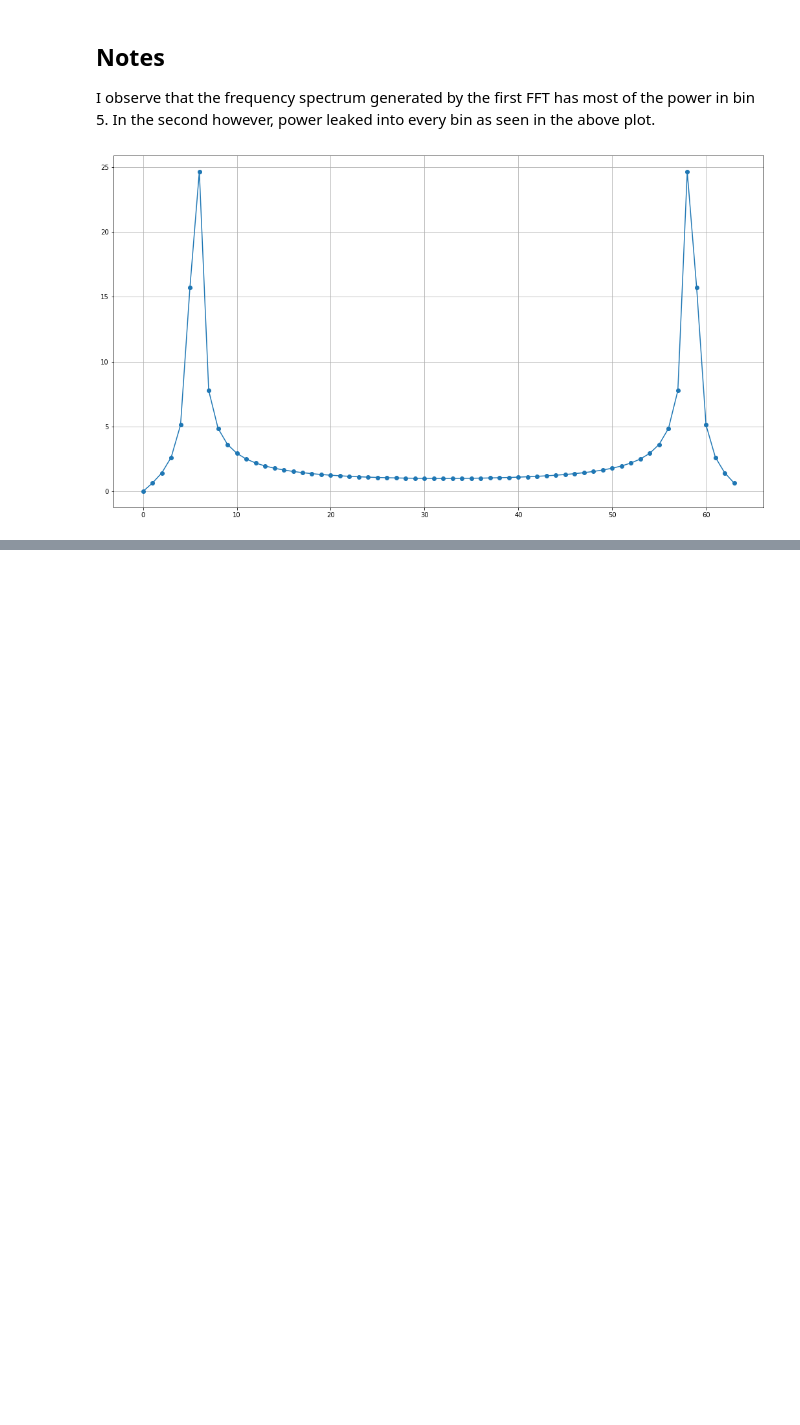
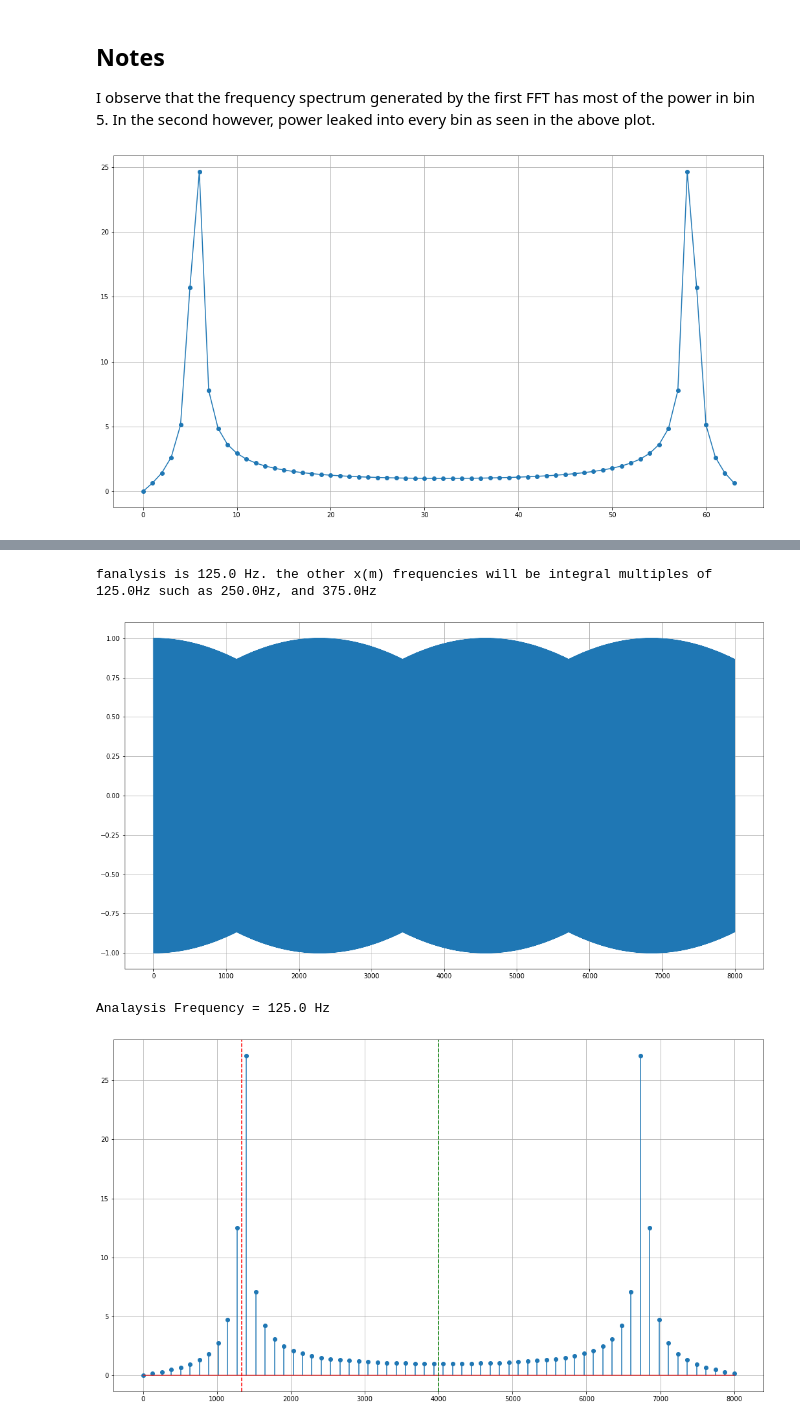
Before and after one commit to CodyRoberson/dsp, a Jupyter notebook: dsp.ipynb, the cells around one changed output, grey strips where cells are left out. Drawn from its saved outputs; the diff is of its cells as text; code cells hidden in the pictures; blank space fills up the shorter version.

```diff
--- a/dsp.ipynb
+++ b/dsp.ipynb
@@ -208,0 +218,7 @@ plt.show()
+# %%
+_ = doDFTLeak(125*10.67, FS=8000, N=64)
+# %% [output]
+fanalysis is 125.0 Hz. the other x(m) frequencies will be integral multiples of 125.0Hz such as 250.0Hz, and 375.0Hz
+[figure, added]
+Analaysis Frequency = 125.0 Hz
+[figure, added]
```
Also changed, not shown: parts of 5 cells of this notebook.
